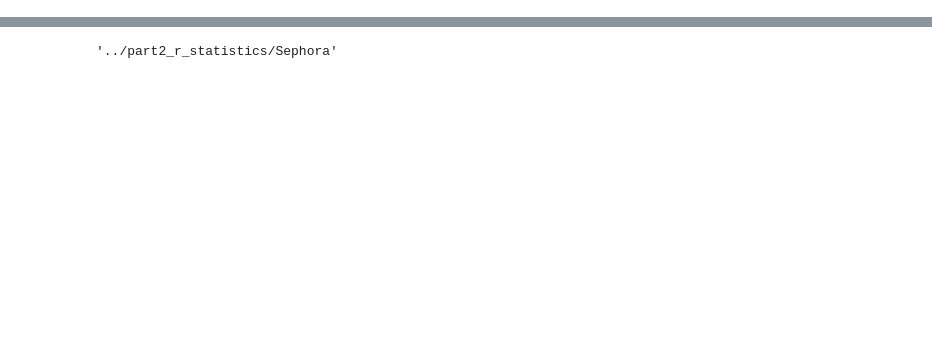
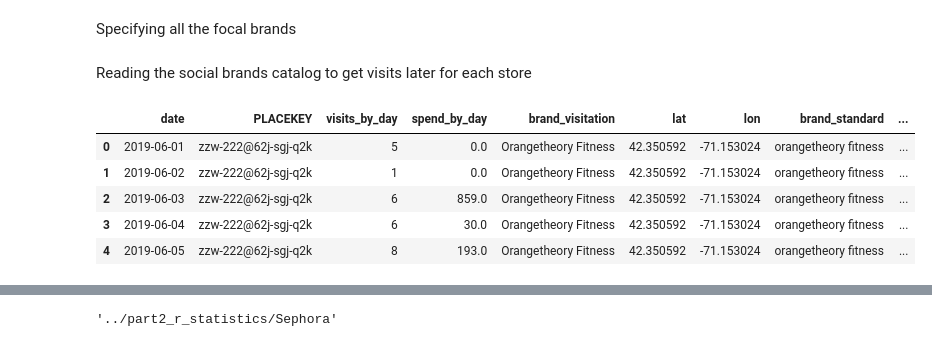
Before and after one commit to embedded-robotics/local-business-network, a Jupyter notebook: part3_visuals_tables/visuals_tables.ipynb, the cells around one changed output, grey strips where cells are left out. Drawn from its saved outputs; the diff is of its cells as text; code cells hidden in the pictures; blank space fills up the shorter version.

```diff
--- a/part3_visuals_tables/figure_d1_d2.ipynb
+++ b/part3_visuals_tables/visuals_tables.ipynb
@@ -5,3 +6,5 @@ import matplotlib.pyplot as plt
+# %% [markdown]
+Specifying all the focal brands
 # %%
 focal_brands = ['Sephora',
  'ULTA Beauty',
@@ -11,3 +14,17 @@ focal_brands = ['Sephora',
  'Walmart',
  'Anthropologie',
  "Victoria's Secret"]
+# %% [markdown]
+Reading the social brands catalog to get visits later for each store
+# %%
+with open('../brand_catalog_visits.pickle', 'rb') as file:
+    brand_catalog_visits = pickle.load(file)
+
+brand_catalog_visits.head()
+# %% [output]
+|  | date | PLACEKEY | visits_by_day | spend_by_day | brand_visitation | lat | lon | brand_standard | ... |
+| 0 | 2019-06-01 | zzw-222@62j-sgj-q2k | 5 | 0.0 | Orangetheory Fitness | 42.350592 | -71.153024 | orangetheory fitness | ... |
+| 1 | 2019-06-02 | zzw-222@62j-sgj-q2k | 1 | 0.0 | Orangetheory Fitness | 42.350592 | -71.153024 | orangetheory fitness | ... |
+| 2 | 2019-06-03 | zzw-222@62j-sgj-q2k | 6 | 859.0 | Orangetheory Fitness | 42.350592 | -71.153024 | orangetheory fitness | ... |
+| 3 | 2019-06-04 | zzw-222@62j-sgj-q2k | 6 | 30.0 | Orangetheory Fitness | 42.350592 | -71.153024 | orangetheory fitness | ... |
+| 4 | 2019-06-05 | zzw-222@62j-sgj-q2k | 8 | 193.0 | Orangetheory Fitness | 42.350592 | -71.153024 | orangetheory fitness | ... |
```
Also changed, not shown: parts of 17 cells of this notebook.
